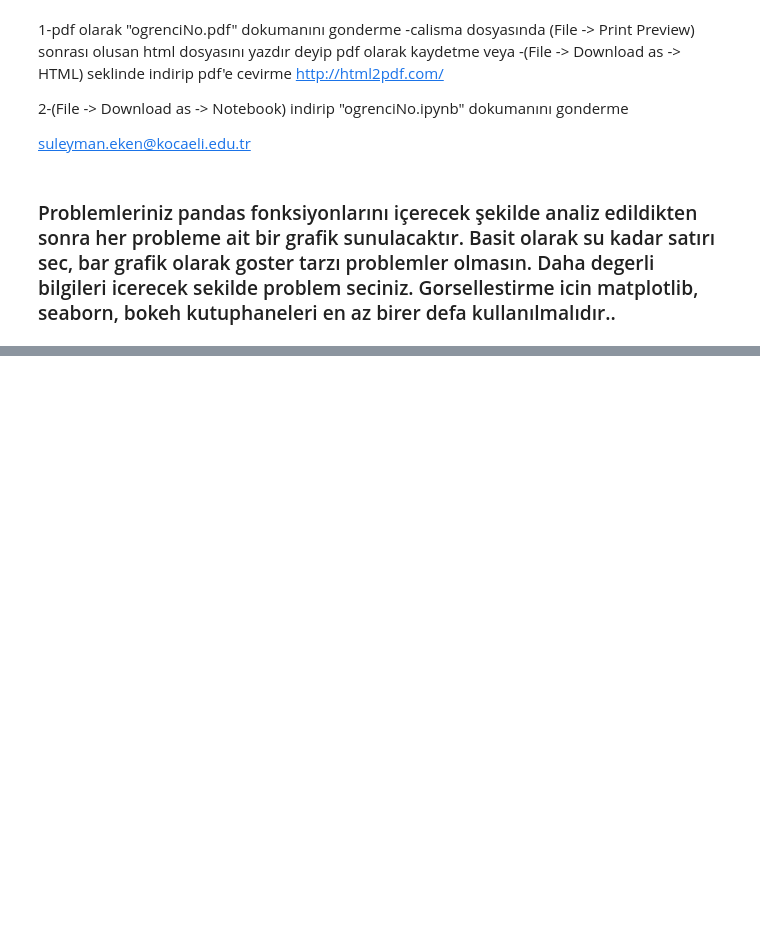
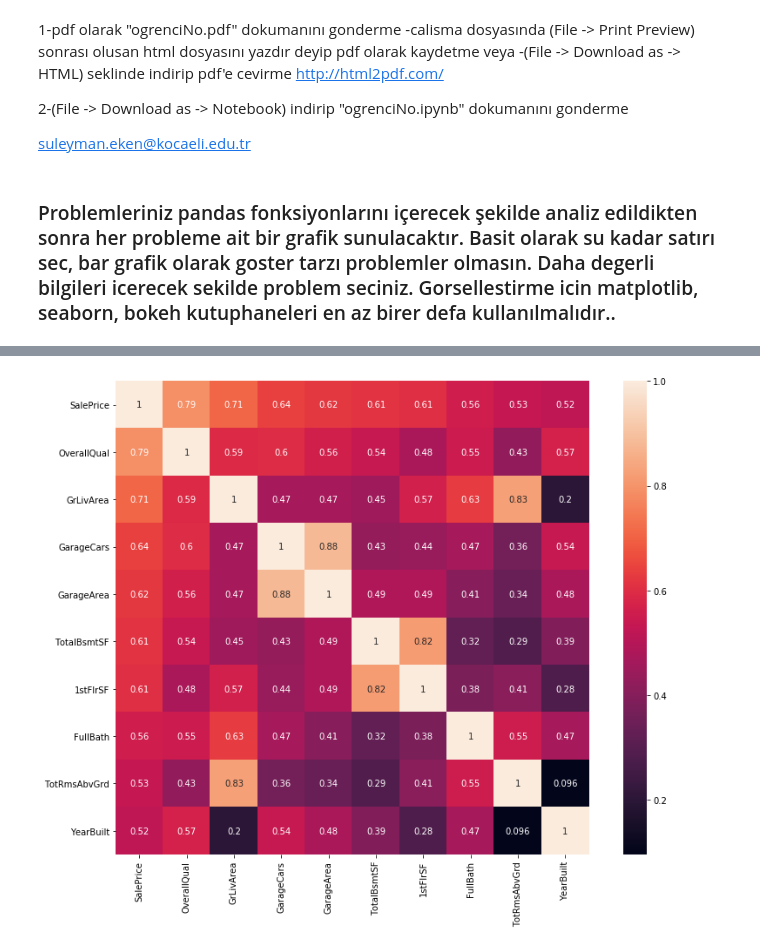
Before and after one commit to snnclsr/buyuk_veri_analizi, a Jupyter notebook: kesif_aktivitesi_4/Kesif_Aktivitesi4.ipynb, the cells around one changed output, grey strips where cells are left out. Drawn from its saved outputs; the diff is of its cells as text; code cells hidden in the pictures; blank space fills up the shorter version.

```diff
--- a/kesif_aktivitesi_4/Kesif_Aktivitesi4.ipynb
+++ b/kesif_aktivitesi_4/Kesif_Aktivitesi4.ipynb
@@ -53,0 +120,6 @@ suleyman.eken@kocaeli.edu.tr
+# %%
+top10_corr = corrmat.nlargest(10, "SalePrice")
+f, ax = plt.subplots(figsize=(14, 10))
+sns.heatmap(top10_corr.loc[:, top10_corr.index], vmax=1, annot=True, square=True);
+# %% [output]
+[figure, added]
```
Also changed, not shown: parts of 46 cells of this notebook, 4 other files.
